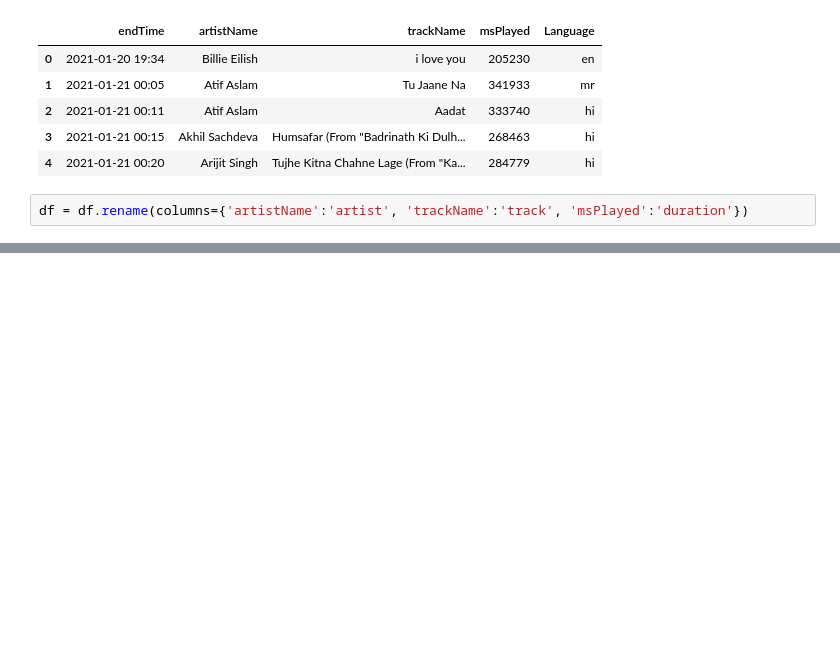
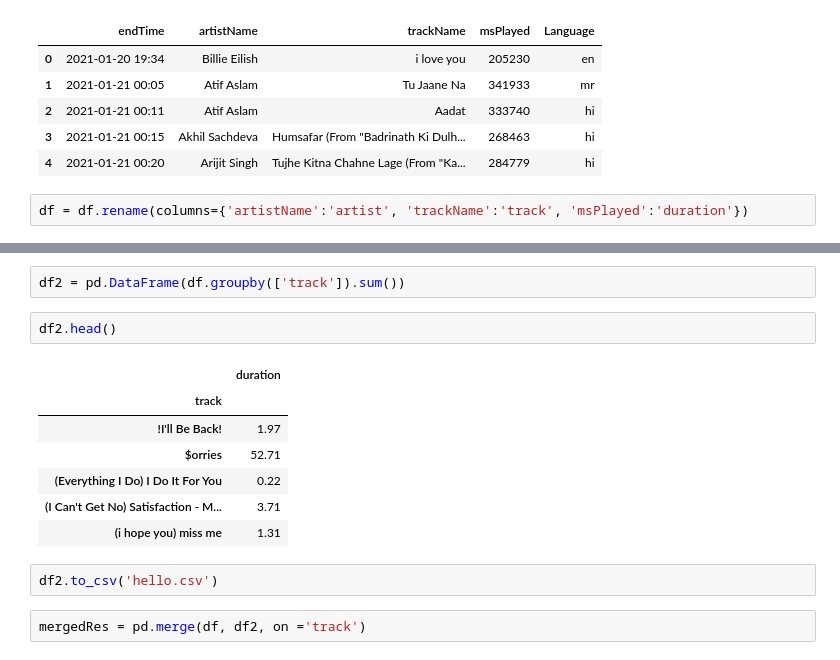
Before and after one commit to Sanskar-16/spotify, a Jupyter notebook: edit.ipynb, the cells around one changed output, grey strips where cells are left out. Cells and saved outputs as stored; diff of their text form; blank space fills up the shorter version.

```diff
--- a/edit.ipynb
+++ b/edit.ipynb
@@ -26,0 +29,16 @@ df.head()
+# %%
+df2 = pd.DataFrame(df.groupby(['track']).sum())
+# %%
+df2.head()
+# %% [output]
+|  | duration |
+| track |  |
+| !I'll Be Back! | 1.97 |
+| $orries | 52.71 |
+| (Everything I Do) I Do It For You | 0.22 |
+| (I Can't Get No) Satisfaction - M... | 3.71 |
+| (i hope you) miss me | 1.31 |
+# %%
+df2.to_csv('hello.csv')
+# %%
+mergedRes = pd.merge(df, df2, on ='track')
```
Also changed, not shown: parts of 10 cells of this notebook, 2 other files.
